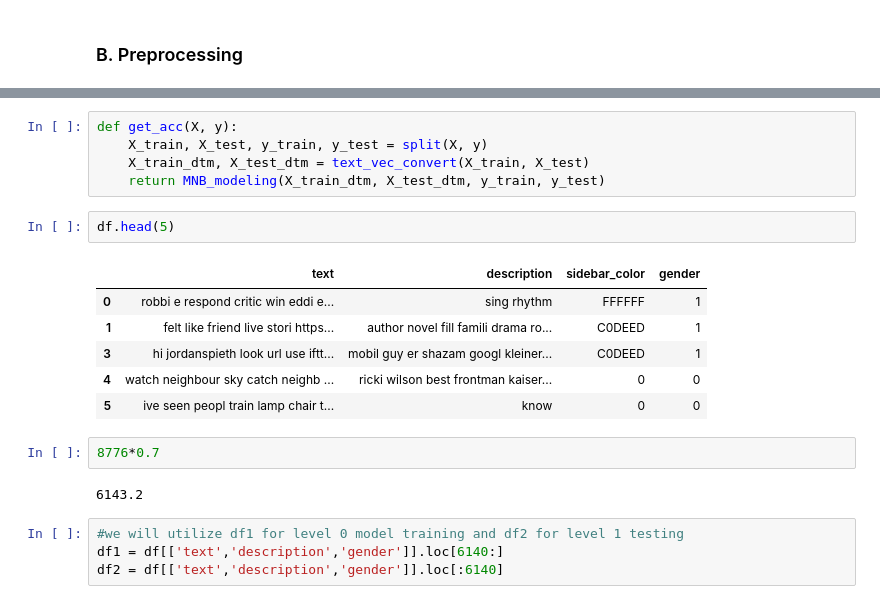
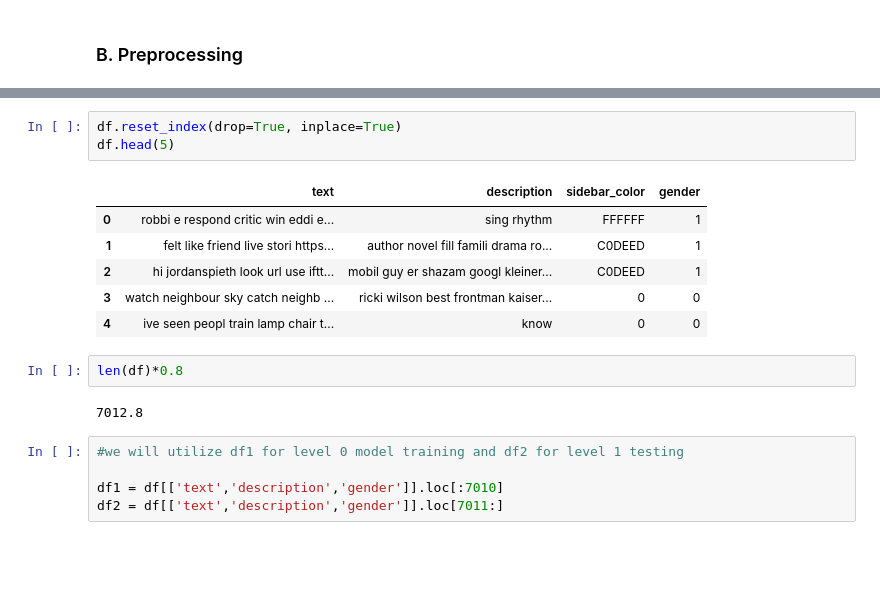
Before and after one commit to Liam-LT/NLP-TweetProfiler, a Jupyter notebook: Model1.ipynb, the cells around one changed output, grey strips where cells are left out. Saved outputs shown, nothing was run; the diff lists cells and outputs as text; blank space fills up the shorter version.

```diff
--- a/Model1.ipynb
+++ b/Model1.ipynb
@@ -166,25 +150,22 @@ def MNB_modeling(X_train_dtm, X_test_dtm, y_train, y_test):
-# %%
-def get_acc(X, y):
-    X_train, X_test, y_train, y_test = split(X, y)
-    X_train_dtm, X_test_dtm = text_vec_convert(X_train, X_test)
-    return MNB_modeling(X_train_dtm, X_test_dtm, y_train, y_test)
 # %%
+df.reset_index(drop=True, inplace=True)
 df.head(5)
 # %% [output]
 |  | text | description | sidebar_color | gender |
 | 0 | robbi e respond critic win eddi e... | sing rhythm | FFFFFF | 1 |
 | 1 | felt like friend live stori https... | author novel fill famili drama ro... | C0DEED | 1 |
-| 3 | hi jordanspieth look url use iftt... | mobil guy er shazam googl kleiner... | C0DEED | 1 |
-| 4 | watch neighbour sky catch neighb ... | ricki wilson best frontman kaiser... | 0 | 0 |
-| 5 | ive seen peopl train lamp chair t... | know | 0 | 0 |
+| 2 | hi jordanspieth look url use iftt... | mobil guy er shazam googl kleiner... | C0DEED | 1 |
+| 3 | watch neighbour sky catch neighb ... | ricki wilson best frontman kaiser... | 0 | 0 |
+| 4 | ive seen peopl train lamp chair t... | know | 0 | 0 |
-# %%
-8776*0.7
-# %% [output]
-6143.2
+# %%
+len(df)*0.8
+# %% [output]
+7012.8
 # %%
 #we will utilize df1 for level 0 model training and df2 for level 1 testing
-df1 = df[['text','description','gender']].loc[6140:]
-df2 = df[['text','description','gender']].loc[:6140]
+
+df1 = df[['text','description','gender']].loc[:7010]
+df2 = df[['text','description','gender']].loc[7011:]
 # %%
 df1.head(1)
 # %% [output]
```
Also changed, not shown: parts of 17 cells of this notebook.
